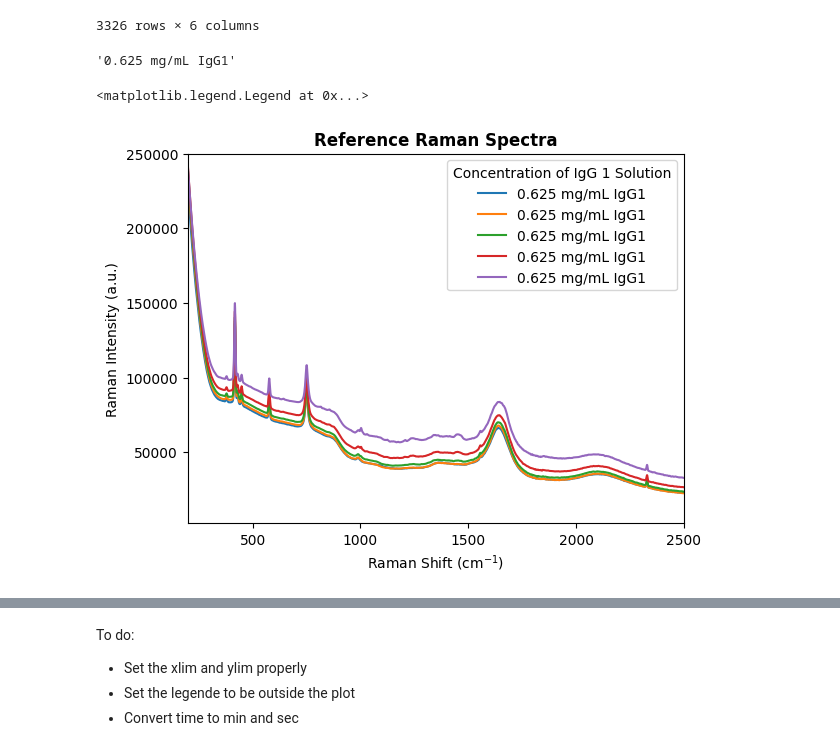
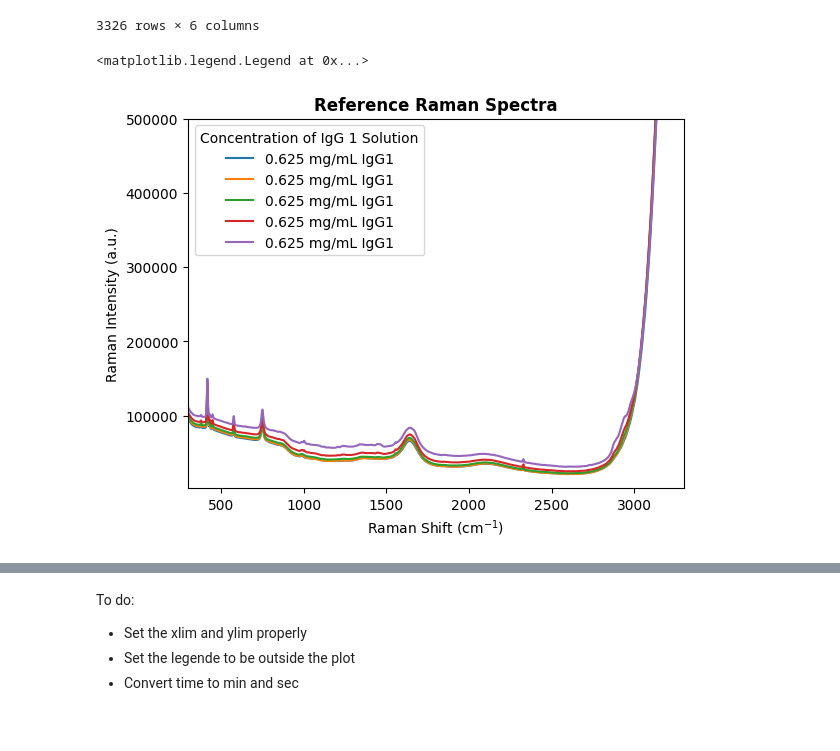
Before and after one commit to a-o-connor/PFDA-project, a Jupyter notebook: big_project_practice.ipynb, the cells around one changed output, grey strips where cells are left out. Saved outputs shown, nothing was run; the diff lists cells and outputs as text; code cells hidden in the pictures.

```diff
--- a/big_project_practice.ipynb
+++ b/big_project_practice.ipynb
@@ -46,30 +48,25 @@ reference_raman_spectra
 | 3324 | 101 | 3.691386e+05 | 3.898265e+05 | 3.955637e+05 | 4.012652e+05 | 3.998573e+05 |
 | 3325 | 100 | 3.661966e+05 | 3.866326e+05 | 3.919876e+05 | 3.975386e+05 | 3.969040e+05 |
 3326 rows × 6 columns
-# %%
-reference_raman_spectra.columns[1:][0]
-# %% [output]
-'0.625 mg/mL IgG1'
 # %%
 fig, ax = plt.subplots()
 for i in reference_raman_spectra.columns[1:]:
     ax.plot(
         reference_raman_spectra["RamanShift"],
         reference_raman_spectra[i],
         label=f"{reference_raman_spectra.columns[1:][0]}"
     )
-
-ax.set_xlim(200,2500)
-ax.set_ylim(2500,0.25e6)
+ax.set_xlim(300,3300)
+ax.set_ylim(2500,0.5e6)
 ax.set_xlabel(r'Raman Shift (cm$^{-1})$')
 ax.set_ylabel("Raman Intensity (a.u.)")
 ax.set_title("Reference Raman Spectra",
              fontdict = {'fontsize': 'large','fontweight' : "bold",}
              )
 ax.legend(title= "Concentration of IgG 1 Solution")
 # %% [output]
 <matplotlib.legend.Legend at 0x...>
-[figure, old version]
+[figure, new version]
 # %%
 experimental_raman_spectra= pd.read_csv("Raw Raman Data - Experiment.csv").T #Header=0 doesn't work here as transposition of the csv being read in occurs after that argument is passed
 experimental_raman_spectra.columns=experimental_raman_spectra.iloc[0].to_list() #Set the first row as the column header
```
Also changed, not shown: parts of 6 cells of this notebook.
